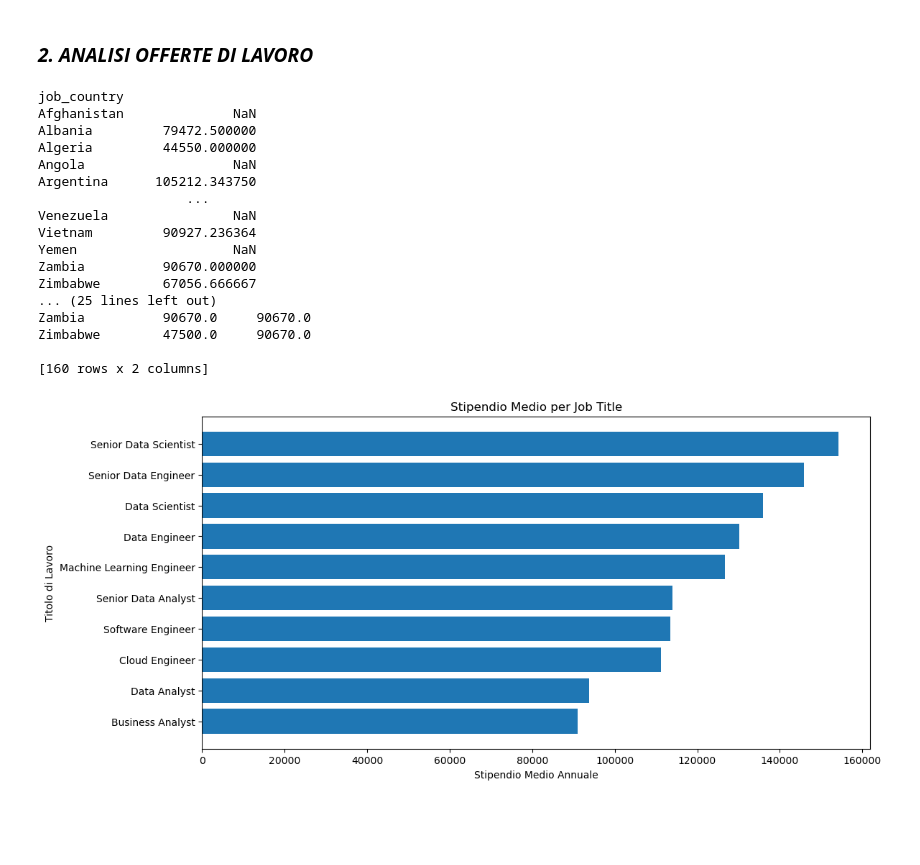
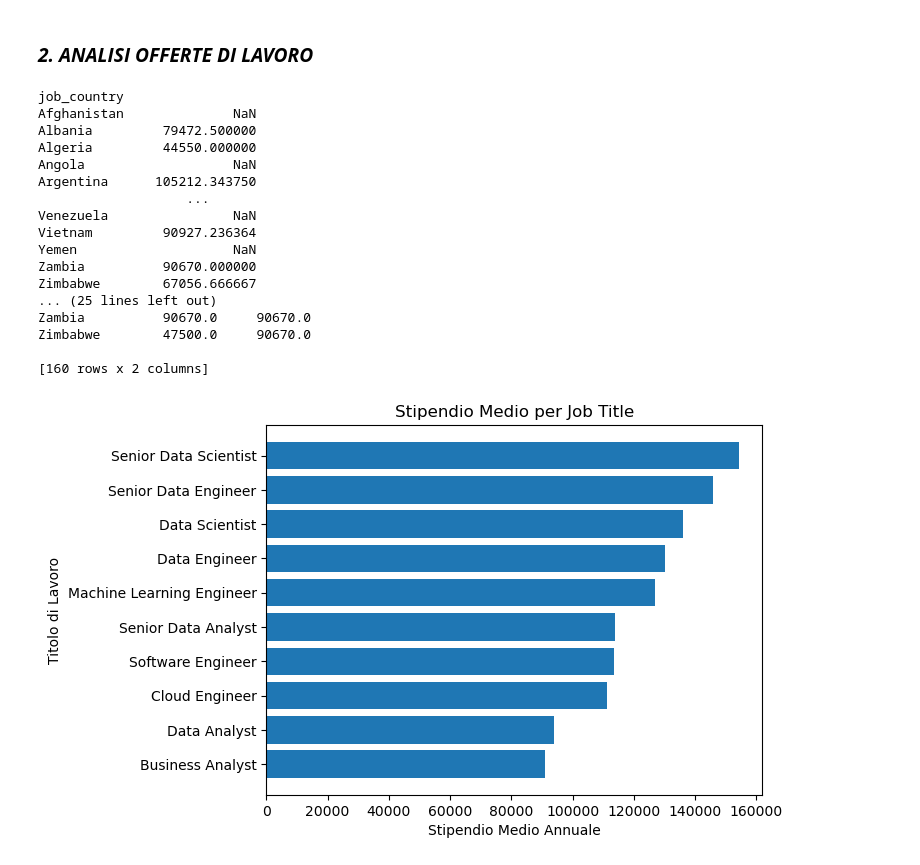
Before and after one commit to MatteoBarel57/programminglab2, a Jupyter notebook: Es3.ipynb, the cells around one changed output. Saved outputs shown, nothing was run; the diff lists cells and outputs as text; code cells hidden in the pictures; blank space fills up the shorter version.

```diff
--- a/Es3.ipynb
+++ b/Es3.ipynb
@@ -84,32 +84,31 @@ salary_min = df.groupby('job_country')['salary_year_avg'].min()
 salary_max = df.groupby('job_country')['salary_year_avg'].max()
 salary_range = pd.DataFrame({'Min Salary': salary_min, 'Max Salary': salary_max})
 print(salary_range)
 
 salary_by_title = df.groupby('job_title_short')['salary_year_avg'].mean().sort_values(ascending=False)
 
-plt.figure(figsize=(12, 6))
 plt.barh(salary_by_title.index, salary_by_title.values)
 plt.xlabel("Stipendio Medio Annuale")
 plt.ylabel("Titolo di Lavoro")
 plt.title("Stipendio Medio per Job Title")
 plt.gca().invert_yaxis()
 plt.show()
 # %% [output]
 job_country
 Afghanistan              NaN
 Albania         79472.500000
 Algeria         44550.000000
 Angola                   NaN
 Argentina      105212.343750
                    ...
 Venezuela                NaN
 Vietnam         90927.236364
 Yemen                    NaN
 Zambia          90670.000000
 Zimbabwe        67056.666667
 ... (25 lines left out)
 Zambia          90670.0     90670.0
 Zimbabwe        47500.0     90670.0
 
 [160 rows x 2 columns]
-[figure, old version]
+[figure, new version]
```
Also changed, not shown: parts of 1 cell of this notebook, 5 other files.
